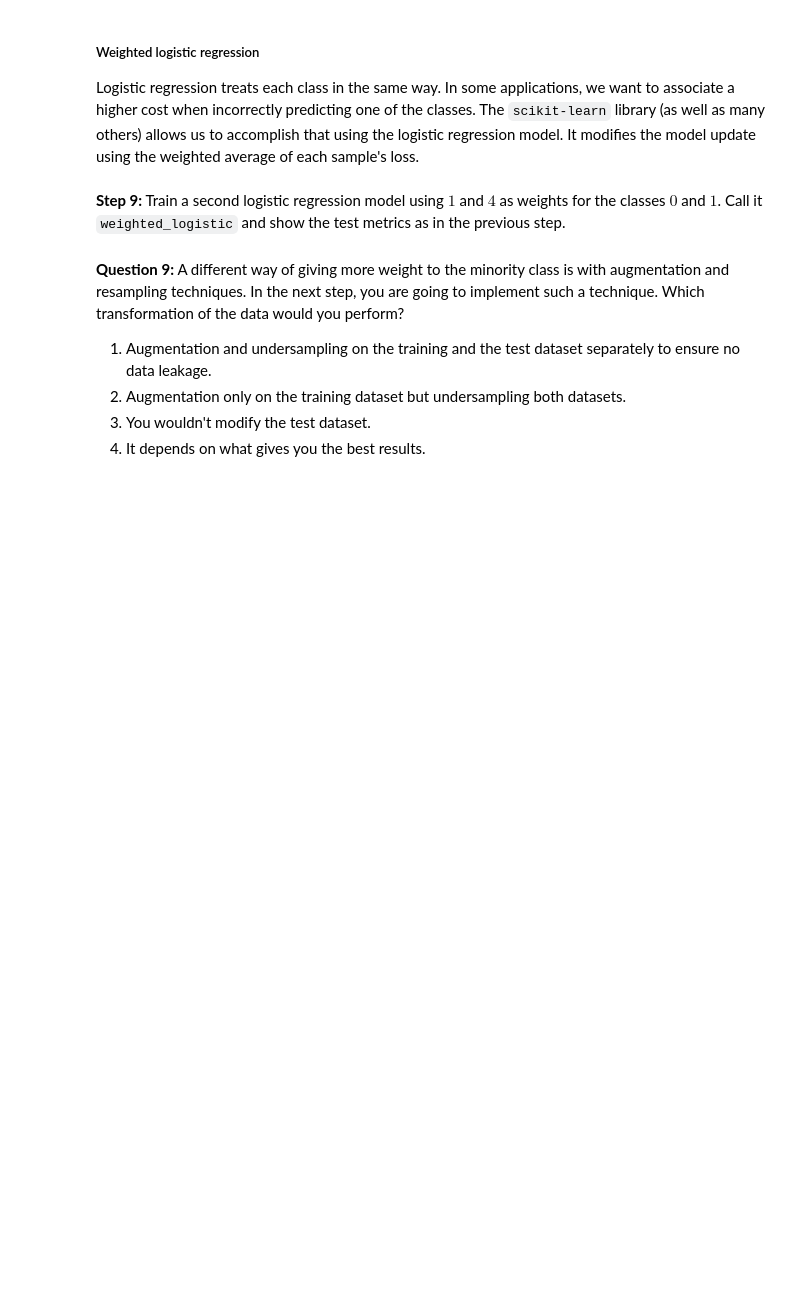
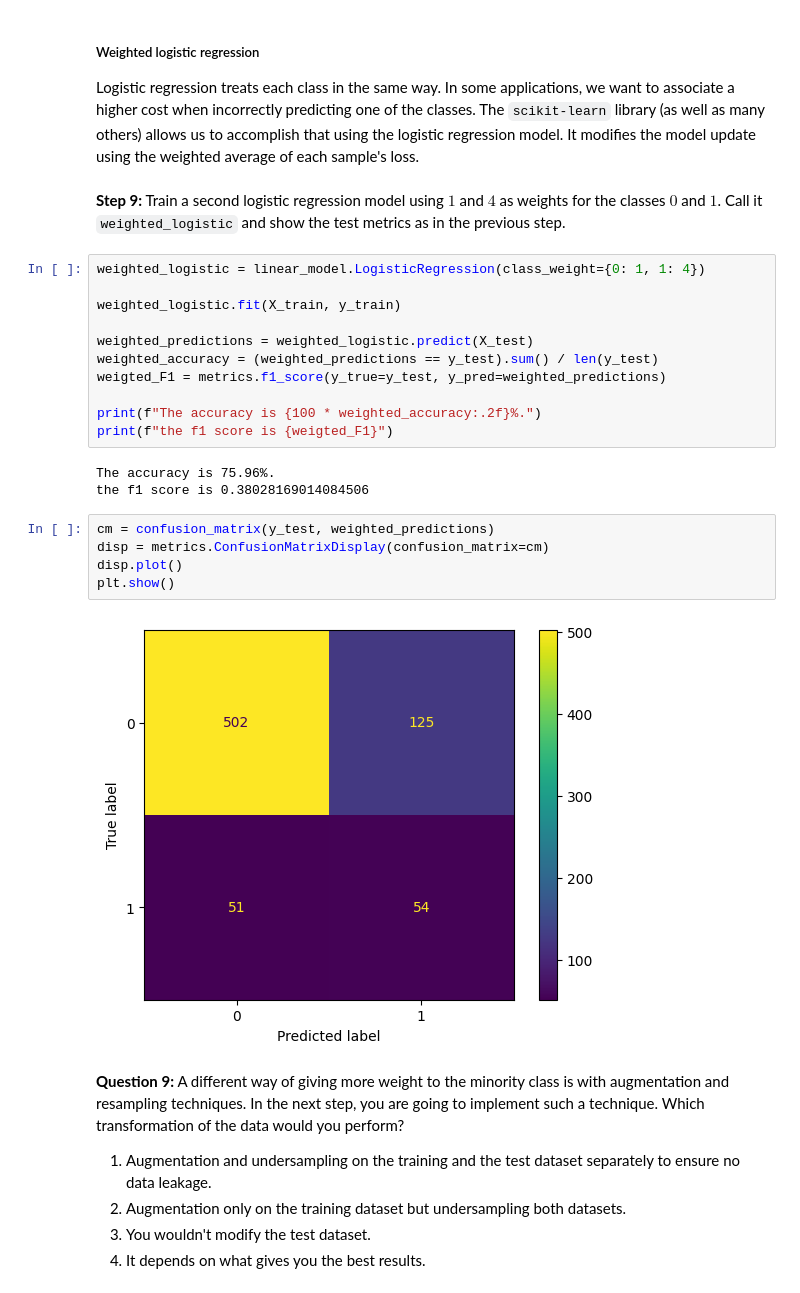
Before and after one commit to juulCoding04/AI_assignment, a Jupyter notebook: Assignment - Imbalanced Data/notebooks/1- Imbalanced_Data.ipynb, the cells around one changed output. Drawn from its saved outputs; the diff is of its cells as text; blank space fills up the shorter version.

```diff
--- a/Assignment - Imbalanced Data/notebooks/1- Imbalanced_Data.ipynb
+++ b/Assignment - Imbalanced Data/notebooks/1- Imbalanced_Data.ipynb
@@ -338,6 +338,27 @@ one of the classes. The `scikit-learn` library (as well as many others) allows u
 # %% [markdown]
 **Step 9:**
 Train a second logistic regression model using $1$ and $4$ as weights for the classes $0$ and $1$. Call it `weighted_logistic` and show the test metrics as in the previous step.
+# %%
+weighted_logistic = linear_model.LogisticRegression(class_weight={0: 1, 1: 4})
+
+weighted_logistic.fit(X_train, y_train)
+
+weighted_predictions = weighted_logistic.predict(X_test)
+weighted_accuracy = (weighted_predictions == y_test).sum() / len(y_test)
+weigted_F1 = metrics.f1_score(y_true=y_test, y_pred=weighted_predictions)
+
+print(f"The accuracy is {100 * weighted_accuracy:.2f}%.")
+print(f"the f1 score is {weigted_F1}")
+# %% [output]
+The accuracy is 75.96%.
+the f1 score is 0.38028169014084506
+# %%
+cm = confusion_matrix(y_test, weighted_predictions)
+disp = metrics.ConfusionMatrixDisplay(confusion_matrix=cm)
+disp.plot()
+plt.show()
+# %% [output]
+[figure, added]
 # %% [markdown]
 **Question 9:**
 A different way of giving more weight to the minority class is with augmentation and resampling techniques. In the next step, you are going to implement such a technique. Which transformation of the data would you perform?
```
Also changed, not shown: parts of 12 cells of this notebook.
